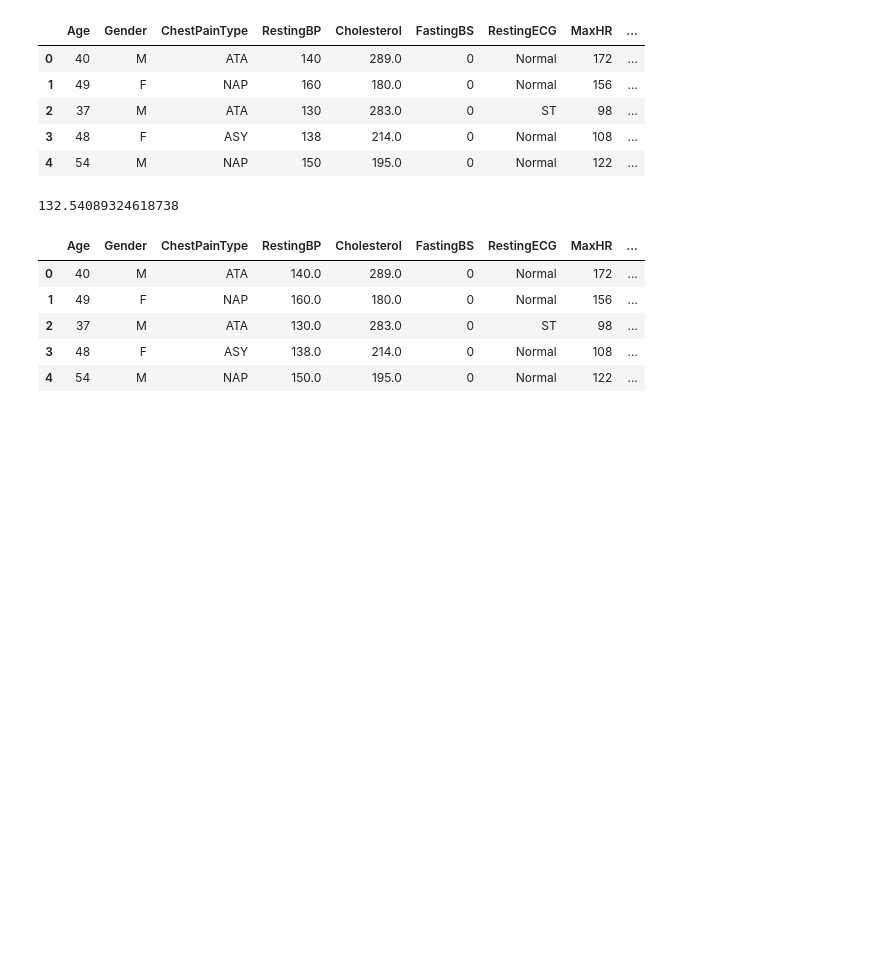
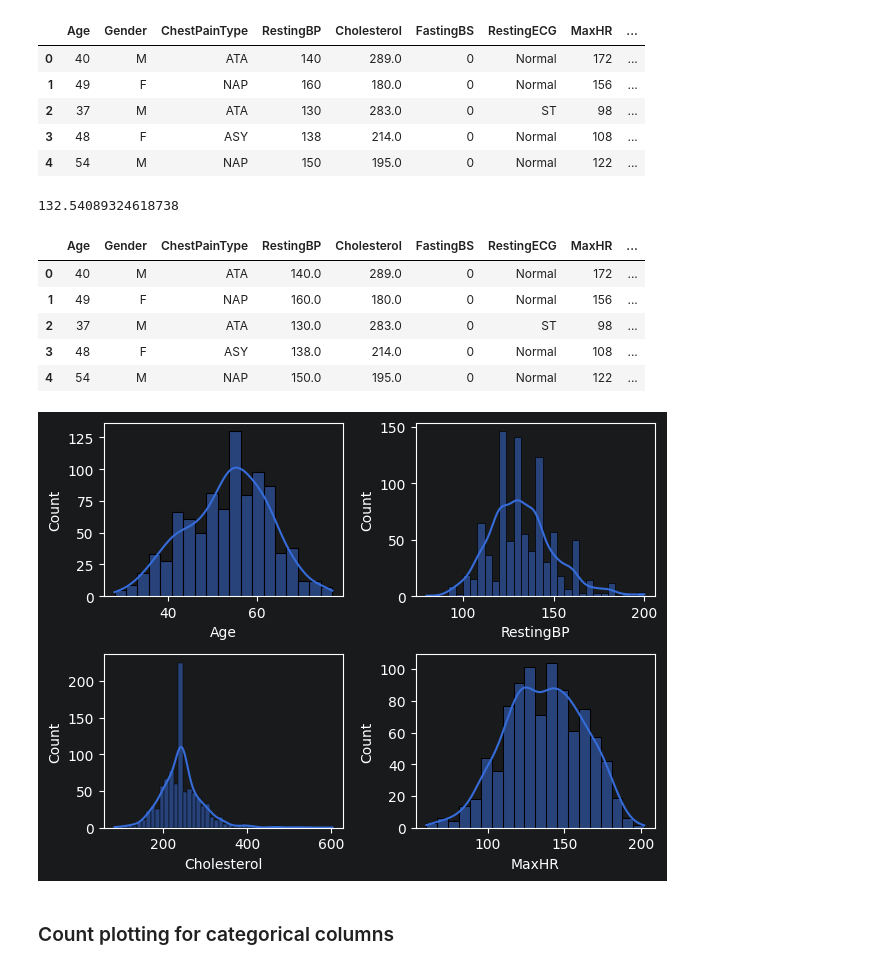
Before and after one commit to Zafar-Ashfak/Machine-Learning, a Jupyter notebook: heart.ipynb, the cells around one changed output. Saved outputs shown, nothing was run; the diff lists cells and outputs as text; code cells hidden in the pictures; blank space fills up the shorter version.

```diff
--- a/heart.ipynb
+++ b/heart.ipynb
@@ -172,3 +172,14 @@ df.head()
 | 2 | 37 | M | ATA | 130.0 | 283.0 | 0 | ST | 98 | ... |
 | 3 | 48 | F | ASY | 138.0 | 214.0 | 0 | Normal | 108 | ... |
 | 4 | 54 | M | NAP | 150.0 | 195.0 | 0 | Normal | 122 | ... |
+# %%
+plotting('Age', 1)
+plotting('RestingBP', 2)
+plotting('Cholesterol', 3)
+plotting('MaxHR', 4)
+
+plt.tight_layout()
+# %% [output]
+[figure, added]
+# %% [markdown]
+### Count plotting for categorical columns
```
Also changed, not shown: parts of 4 cells of this notebook.
